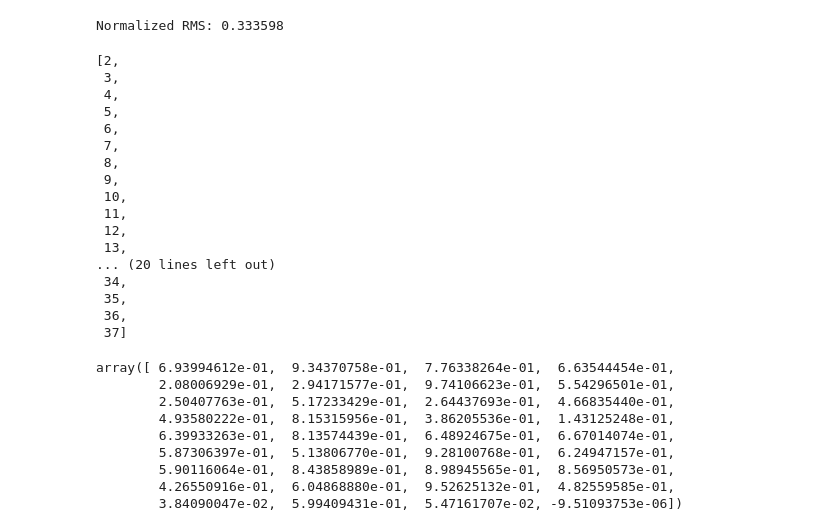
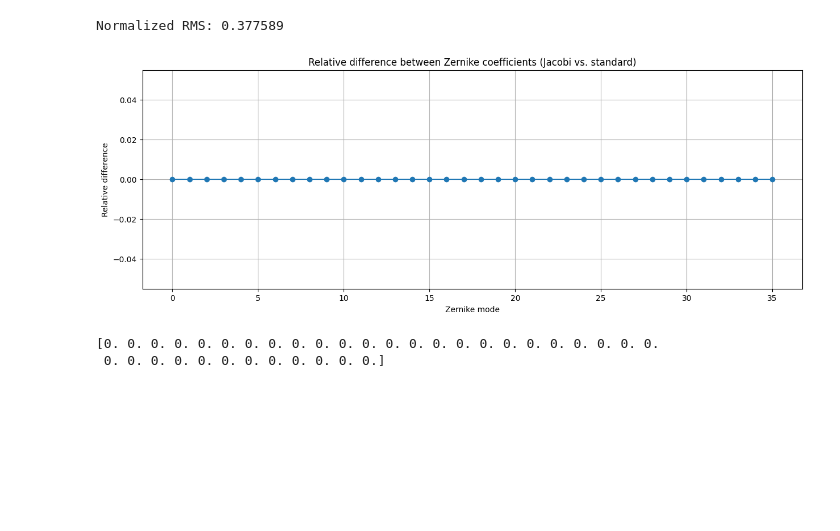
Before and after one commit to ArcetriAdaptiveOptics/arte, a Jupyter notebook: notebook/modalDecomposition/scratch.ipynb, the cells around one changed output. Cells and saved outputs as stored; diff of their text form; code cells hidden in the pictures; blank space fills up the shorter version.

```diff
--- a/notebook/modalDecomposition/scratch.ipynb
+++ b/notebook/modalDecomposition/scratch.ipynb
@@ -35,39 +44,25 @@ from arte.types.wavefront import Wavefront
 
 nzern2fit = 36
 mdc = ModalDecomposer(nzern2fit)
-coeffs2 = mdc.measureZernikeCoefficientsFromWavefront(Wavefront(wf.data), cm, cm).toNumpyArray()
+mdcj = ModalDecomposer(nzern2fit, useJacobi=True)
+coeffs2 = mdcj.measureZernikeCoefficientsFromWavefront(Wavefront(wf.data), cm, cm).toNumpyArray()
+coeffs1 = mdc.measureZernikeCoefficientsFromWavefront(Wavefront(wf.data), cm, cm).toNumpyArray()
 print("Normalized RMS: %g " % np.sqrt(np.sum((coeffs2-c_wf)**2)/len(coeffs)))
 # %% [output]
-Normalized RMS: 0.333598
+Normalized RMS: 0.377589
-# %%
-list(range(2,2+36))
-# %% [output]
-[2,
- 3,
- 4,
- 5,
- 6,
- 7,
- 8,
- 9,
- 10,
- 11,
- 12,
- 13,
-... (20 lines left out)
- 34,
- 35,
- 36,
- 37]
-# %%
-coeffs2
-# %% [output]
-array([ 6.93994612e-01,  9.34370758e-01,  7.76338264e-01,  6.63544454e-01,
-        2.08006929e-01,  2.94171577e-01,  9.74106623e-01,  5.54296501e-01,
-        2.50407763e-01,  5.17233429e-01,  2.64437693e-01,  4.66835440e-01,
-        4.93580222e-01,  8.15315956e-01,  3.86205536e-01,  1.43125248e-01,
-        6.39933263e-01,  8.13574439e-01,  6.48924675e-01,  6.67014074e-01,
-        5.87306397e-01,  5.13806770e-01,  9.28100768e-01,  6.24947157e-01,
-        5.90116064e-01,  8.43858989e-01,  8.98945565e-01,  8.56950573e-01,
-        4.26550916e-01,  6.04868880e-01,  9.52625132e-01,  4.82559585e-01,
-        3.84090047e-02,  5.99409431e-01,  5.47161707e-02, -9.51093753e-06])
+# %%
+plt.figure(figsize=(15,5))
+plt.plot((coeffs1-coeffs2)/np.abs(coeffs1), '-o')
+plt.title('Relative difference between Zernike coefficients (Jacobi vs. standard)')
+plt.xlabel('Zernike mode')
+plt.ylabel('Relative difference')
+plt.grid()
+plt.show()
+# %% [output]
+[figure, added]
+# %%
+
+print((coeffs1-coeffs2)/np.abs(coeffs1))
+# %% [output]
+[0. 0. 0. 0. 0. 0. 0. 0. 0. 0. 0. 0. 0. 0. 0. 0. 0. 0. 0. 0. 0. 0. 0. 0.
+ 0. 0. 0. 0. 0. 0. 0. 0. 0. 0. 0. 0.]
```
Also changed, not shown: parts of 3 cells of this notebook, 2 other files.
